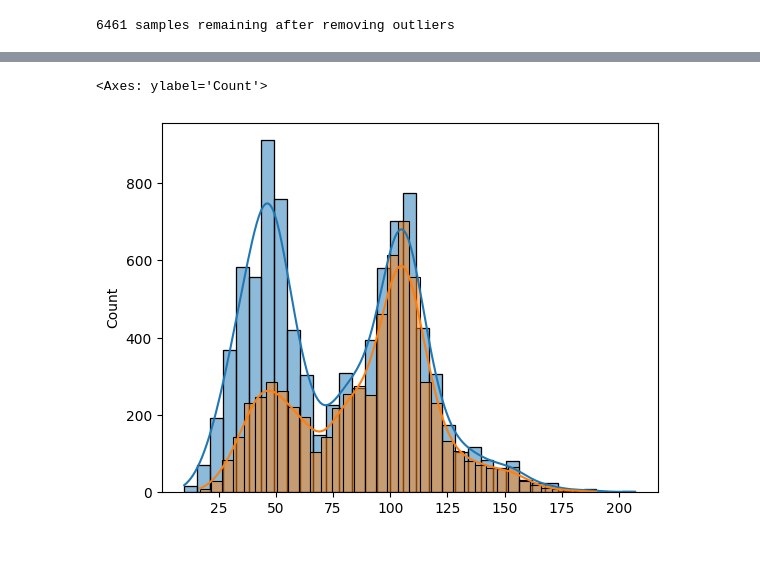
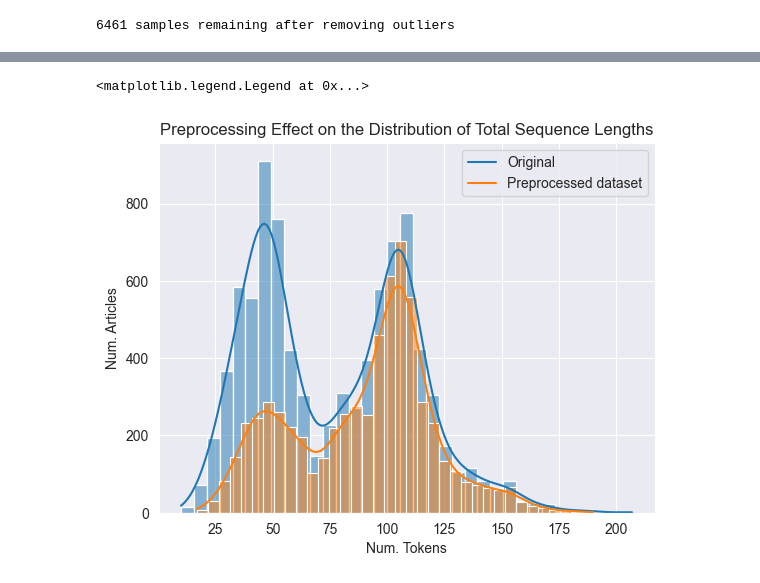
Before and after one commit to bkorycki/GeneratingHeadlines, a Jupyter notebook: data_analysis.ipynb, the cells around one changed output, grey strips where cells are left out. Saved outputs shown, nothing was run; the diff lists cells and outputs as text; code cells hidden in the pictures; blank space fills up the shorter version.

Commit message:
Data analysis script

```diff
--- a/data_analysis.ipynb
+++ b/data_analysis.ipynb
@@ -29,10 +52,14 @@ df.head()
 # %%
+## FILTER DATA
+# Remove rows with empty title or desc.  OR titles that are longer than the desc. (contradicts assumption we are making about the data)
+
 title_lengths = df.title_tokens.map(len)
-desc_lengths = df.desc_tokens.map(len)
+desc_lengths = df.description_tokens.map(len)
 
-# Remove rows with empty title/desc  OR titles that are longer than the desc.
 invalid_samples = (title_lengths == 0) | (title_lengths >= desc_lengths)
 print(f"{sum(invalid_samples)} invalid samples.")
+
+df_filtered = df[~invalid_samples]
 # %% [output]
 2497 invalid samples.
 # %%
@@ -73,11 +88,13 @@ df_filtered.head()
 # %%
-# Remove outliers (> 3 standard dev. from mean)
-for col in ['title_tokens', 'desc_tokens']:
-	series = df[col].map(len)
-	mu, std = np.mean(series), np.std(series)
+## FILTER OUTLIERS
+# Remove samples with title or desc. length > 3*stddev from mean
 
-	df_filtered = df_filtered[series.between(mu - 3*std, mu + 3*std)]
+for col in ['title_tokens', 'description_tokens']:
+	lengths = df[col].map(len)
+	mu, std = np.mean(lengths), np.std(lengths)
+	df_filtered = df_filtered[lengths.between(mu - 3*std, mu + 3*std)]
 
+df_filtered.reset_index(inplace=True, drop=True)
 print(f"{len(df_filtered)} samples remaining after removing outliers")
 # %% [output]
 6461 samples remaining after removing outliers
@@ -112,6 +100,0 @@ from torch.utils.data import  DataLoader
-# %%
-df_filtered = df_filtered.reset_index()
-dataset = NewsDataset2(df_filtered, tokenizer)
-dataloader = DataLoader(dataset)
-for step, batch in enumerate(dataloader):
-	inputs, labels = batch['token_ids'], batch['token_ids']
@@ -133,8 +107,14 @@ sns.histplot(data = df_filtered['desc_tokens'].map(len) , kde = True)
 # %%
-totals = df['desc_tokens'].map(len)  + df['title_tokens'].map(len)
-filtered_totals = df_filtered['desc_tokens'].map(len)  + df_filtered['title_tokens'].map(len)
-sns.histplot(data =totals, kde = True)
-sns.histplot(data =filtered_totals, kde = True)
+og_total = df['description_tokens'].map(len) + df['title_tokens'].map(len)
+filt_total = df_filtered['description_tokens'].map(len) + df_filtered['title_tokens'].map(len)
+
+sns.histplot(data=og_total, kde=True)
+sns.histplot(data=filt_total, kde=True)
+
+plt.title("Preprocessing Effect on the Distribution of Total Sequence Lengths")
+plt.xlabel("Num. Tokens")
+plt.ylabel("Num. Articles")
+plt.legend(labels=["Original","Preprocessed dataset"])
 # %% [output]
-<Axes: ylabel='Count'>
+<matplotlib.legend.Legend at 0x...>
-[figure, old version]
+[figure, new version]
```
Also changed, not shown: parts of 17 cells of this notebook.
